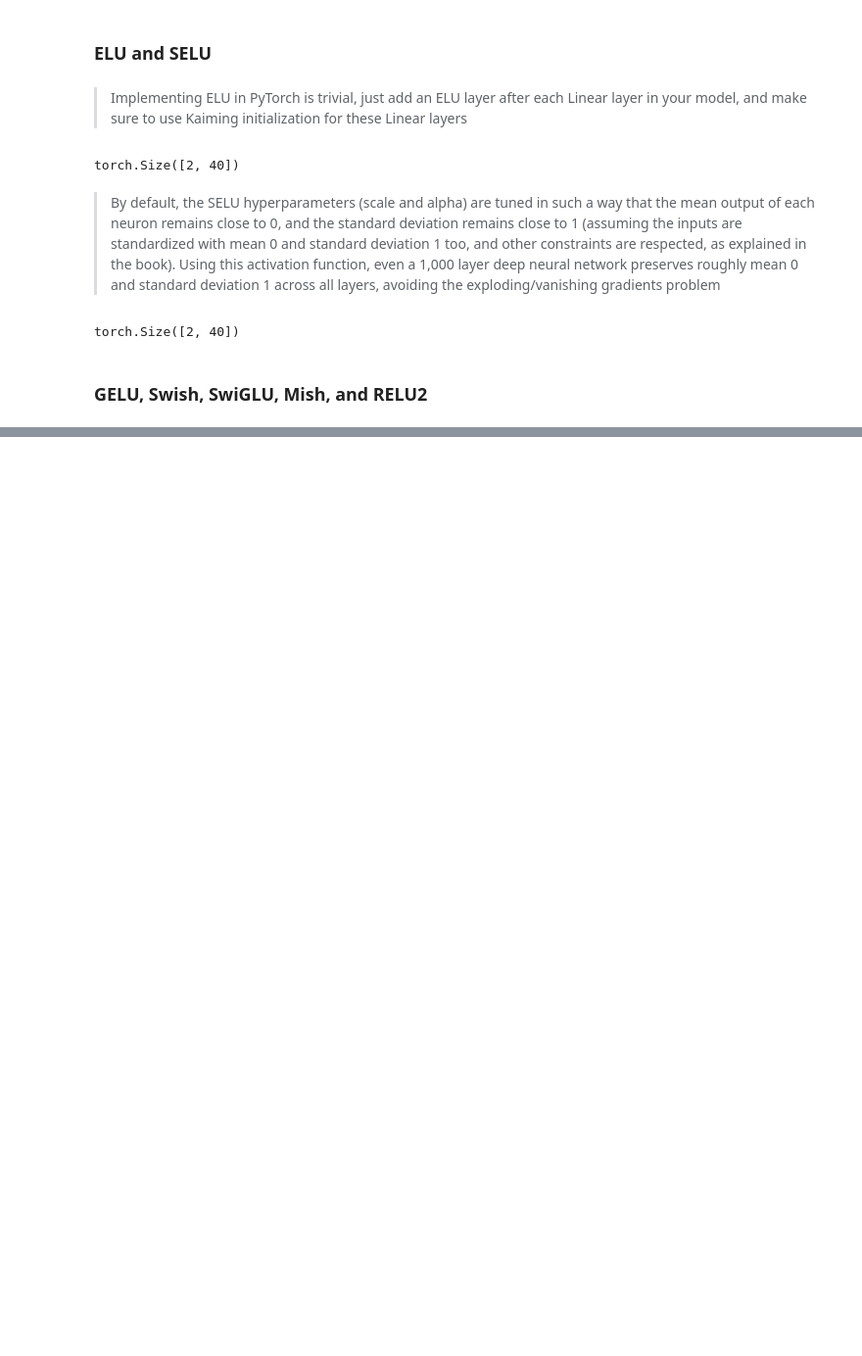
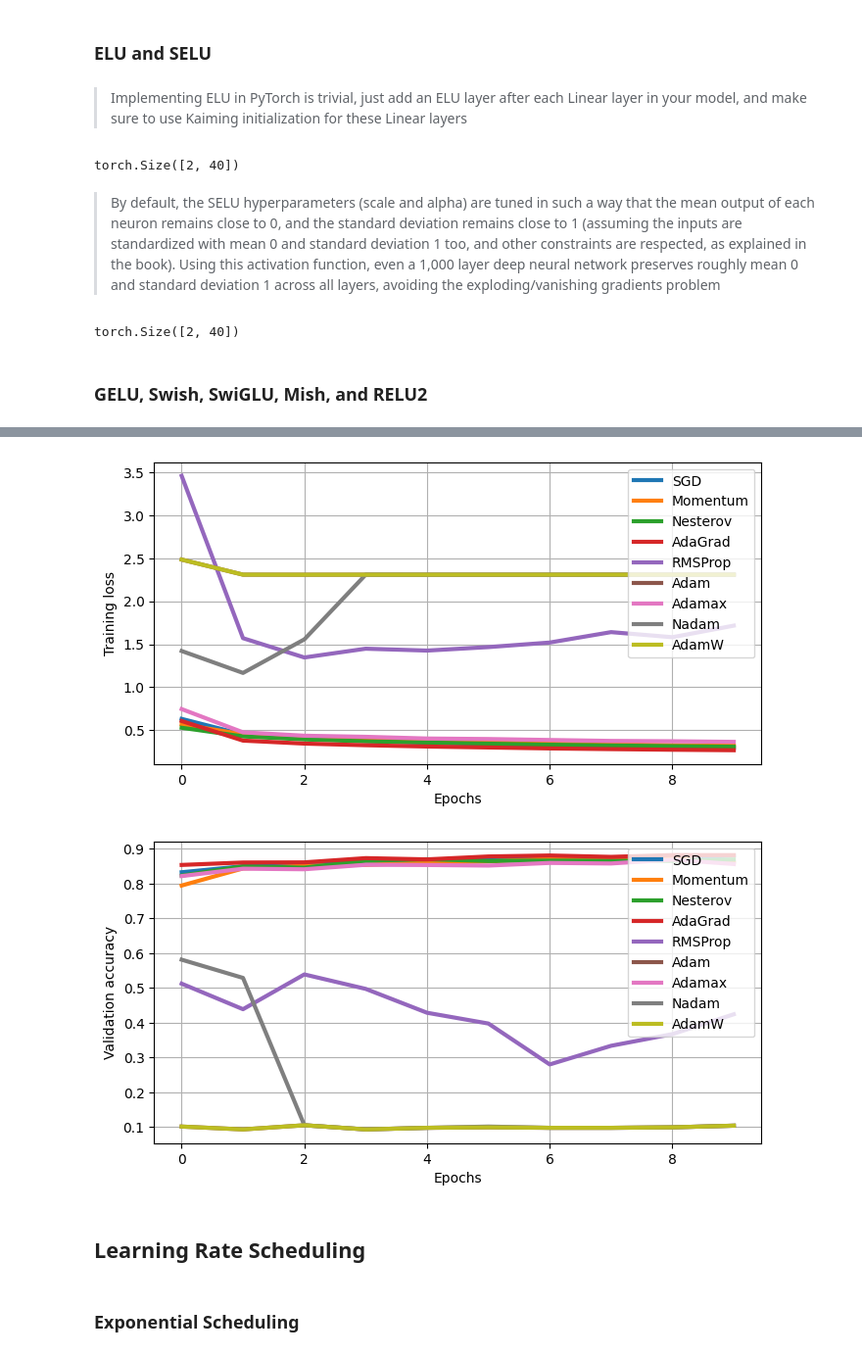
Before and after one commit to KhanUzeb/HOML, a Jupyter notebook: Codes/HOML11_Pytorch.ipynb, the cells around one changed output, grey strips where cells are left out. Shown at 98% size. Cells and saved outputs as stored; diff of their text form; code cells hidden in the pictures; blank space fills up the shorter version.

```diff
--- a/Codes/HOML11_Pytorch.ipynb
+++ b/Codes/HOML11_Pytorch.ipynb
@@ -78,0 +541,4 @@ torch.Size([2, 40])
+# %%
+model = build_model()  # extra code
+optimizer = torch.optim.Adam(model.parameters(), betas=(0.9, 0.999), lr=0.05)
+history_adam, acc_adam = test_optimizer(model, optimizer)  # extra code
@@ -78,0 +558,4 @@ torch.Size([2, 40])
+# %%
+model = build_model()  # extra code
+optimizer = torch.optim.Adamax(model.parameters(), betas=(0.9, 0.999), lr=0.05)
+history_adamax, acc_adamax = test_optimizer(model, optimizer)  # extra code
@@ -78,0 +575,4 @@ torch.Size([2, 40])
+# %%
+model = build_model()  # extra code
+optimizer = torch.optim.NAdam(model.parameters(), betas=(0.9, 0.999), lr=0.05)
+history_nadam, acc_nadam = test_optimizer(model, optimizer)  # extra code
@@ -78,0 +592,5 @@ torch.Size([2, 40])
+# %%
+model = build_model()  # extra code
+optimizer = torch.optim.AdamW(model.parameters(), betas=(0.9, 0.999),
+                                weight_decay=1e-5, lr=0.05)
+history_adamw, acc_adamw = test_optimizer(model, optimizer)  # extra code
@@ -78,0 +608,24 @@ torch.Size([2, 40])
+# %%
+# extra code – visualize the learning curves of all the optimizers
+import matplotlib.pyplot as plt
+for plot in ("train_losses", "valid_metrics"):
+    plt.figure(figsize=(8, 4))
+    opt_names = "SGD Momentum Nesterov AdaGrad RMSProp Adam Adamax Nadam AdamW"
+    for history, opt_name in zip(
+        (history_sgd, history_momentum, history_nesterov, history_adagrad,
+            history_rmsprop, history_adam, history_adamax, history_nadam,
+            history_adamw), opt_names.split()):
+        plt.plot(history[plot], label=opt_name, linewidth=3)
+
+    plt.grid()
+    plt.xlabel("Epochs")
+    plt.ylabel({"train_losses": "Training loss", "valid_metrics": "Validation accuracy"}[plot])
+    plt.legend(loc="upper right")
+    plt.show()
+# %% [output]
+[figure, added]
+[figure, added]
+# %% [markdown]
+## Learning Rate Scheduling
+# %% [markdown]
+### Exponential Scheduling
```
Also changed, not shown: parts of 87 cells of this notebook.
